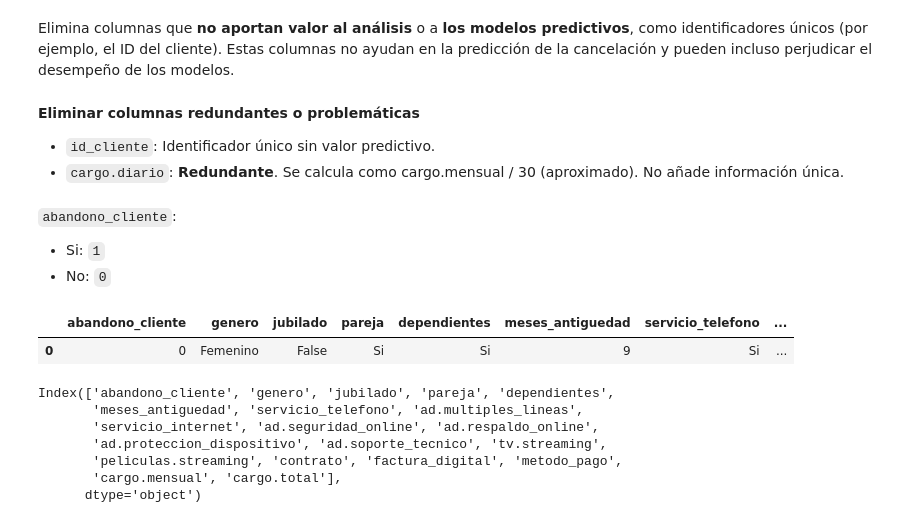
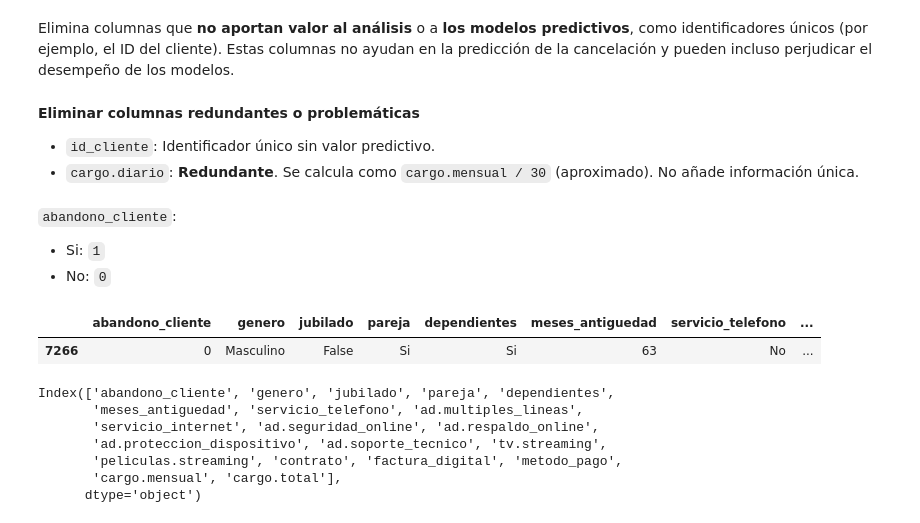
Before and after one commit to MigXDev/CS_Datos_I_DESAFIO_3, a Jupyter notebook: TelecomX_LATAM_2.ipynb, the cells around one changed output. Drawn from its saved outputs; the diff is of its cells as text; code cells hidden in the pictures.

```diff
--- a/TelecomX_LATAM_2.ipynb
+++ b/TelecomX_LATAM_2.ipynb
@@ -159,12 +143,12 @@ for col in cat_cols:
 # %% [markdown]
 Elimina columnas que **no aportan valor al análisis** o a **los modelos predictivos**, como identificadores únicos (por ejemplo, el ID del cliente). Estas columnas no ayudan en la predicción de la cancelación y pueden incluso perjudicar el desempeño de los modelos.
 # %%
-Df_base.drop(columns=['id_cliente', 'cargo.diario'],inplace=True)
+Df_base.drop(columns=['id_cliente', 'cargo.diario'], axis=1,inplace=True)
 # %% [markdown]
 **Eliminar columnas redundantes o problemáticas**
 
 *   `id_cliente`: Identificador único sin valor predictivo.
-*   `cargo.diario`: **Redundante**. Se calcula como cargo.mensual / 30 (aproximado). No añade información única.
+*   `cargo.diario`: **Redundante**. Se calcula como `cargo.mensual / 30` (aproximado). No añade información única.
 # %%
 # Conversión de target
 Df_base['abandono_cliente'] = Df_base['abandono_cliente'].map({'Si': 1, 'No': 0})
@@ -174,10 +158,10 @@ Df_base['abandono_cliente'] = Df_base['abandono_cliente'].map({'Si': 1, 'No': 0}
 *   Si: `1`
 *   No: `0`
 # %%
-Df_base.head(1)
+Df_base.tail(1)
 # %% [output]
 |  | abandono_cliente | genero | jubilado | pareja | dependientes | meses_antiguedad | servicio_telefono | ... |
-| 0 | 0 | Femenino | False | Si | Si | 9 | Si | ... |
+| 7266 | 0 | Masculino | False | Si | Si | 63 | No | ... |
 # %%
 Df_base.columns
 # %% [output]
```
Also changed, not shown: parts of 68 cells of this notebook.
